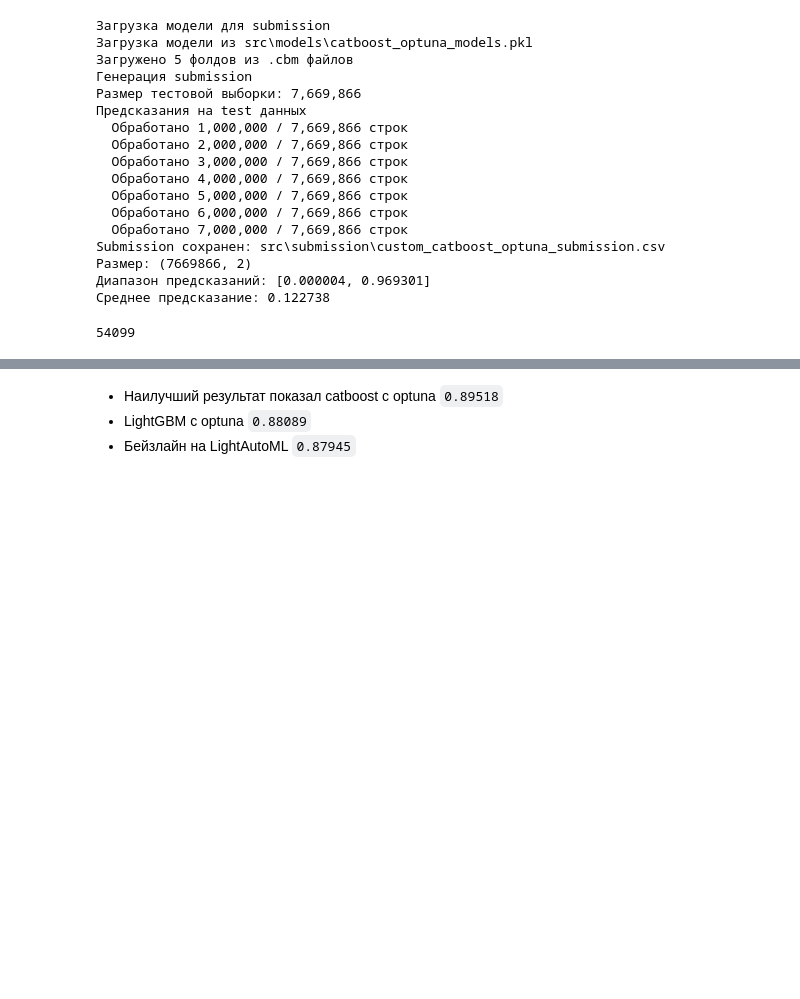
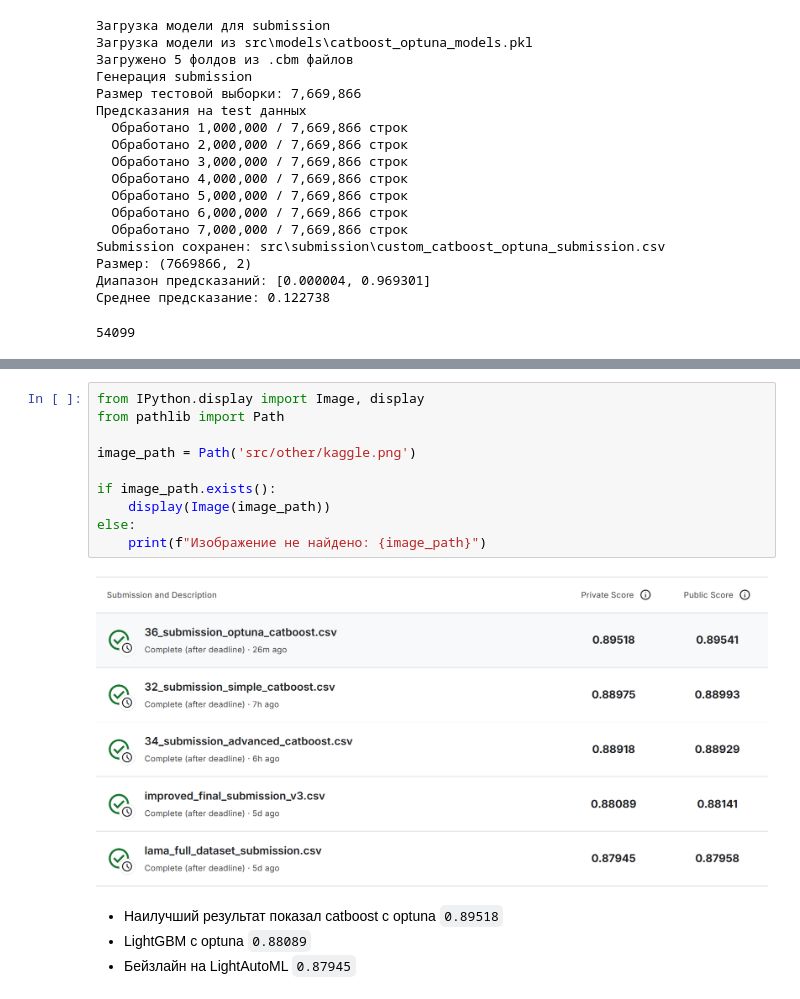
Before and after one commit to PaulRychkov/AutoML, a Jupyter notebook: AutoML.ipynb, the cells around one changed output, grey strips where cells are left out. Saved outputs shown, nothing was run; the diff lists cells and outputs as text; blank space fills up the shorter version.

Commit message:
fixed image bug

```diff
--- a/AutoML.ipynb
+++ b/AutoML.ipynb
@@ -2081,3 +2079,15 @@ Submission сохранен: src\submission\custom_catboost_optuna_submission.cs
+# %%
+from IPython.display import Image, display
+from pathlib import Path
+
+image_path = Path('src/other/kaggle.png')
+
+if image_path.exists():
+    display(Image(image_path))
+else:
+    print(f"Изображение не найдено: {image_path}")
+# %% [output]
+[figure, added]
 # %% [markdown]
 - Наилучший результат показал catboost с optuna `0.89518`
 - LightGBM c optuna `0.88089`
```
Also changed, not shown: parts of 1 cell of this notebook.
